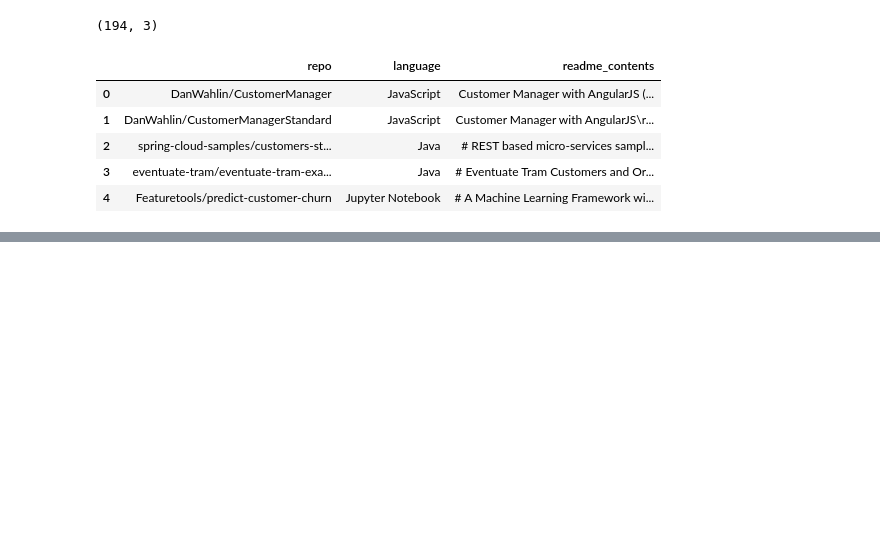
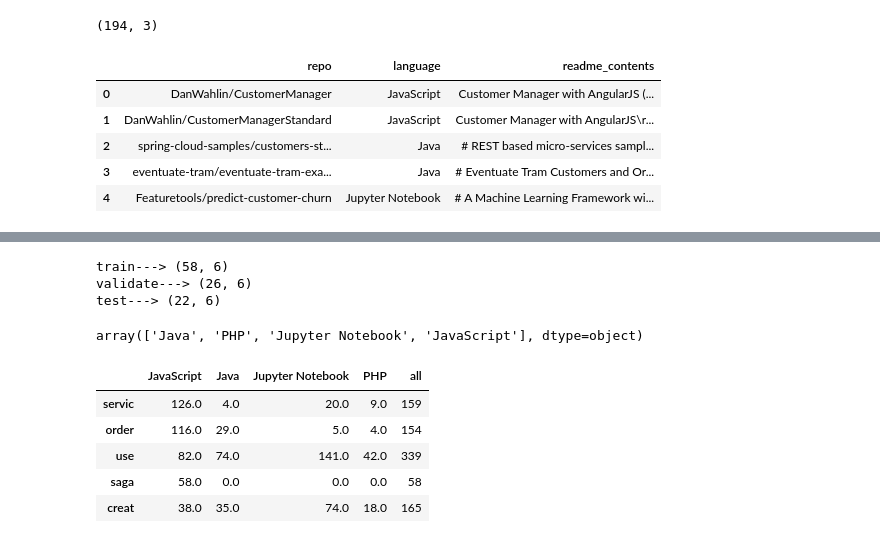
Before and after one commit to heather-desiree-carl-NLP-project/NLP-group-project, a Jupyter notebook: desiree_initial.ipynb, the cells around one changed output, grey strips where cells are left out. Cells and saved outputs as stored; diff of their text form; code cells hidden in the pictures; blank space fills up the shorter version.

```diff
--- a/desiree_initial.ipynb
+++ b/desiree_initial.ipynb
@@ -76,7 +79,7 @@ df.head()
 | 3 | eventuate-tram/eventuate-tram-exa... | Java | # Eventuate Tram Customers and Or... |
 | 4 | Featuretools/predict-customer-churn | Jupyter Notebook | # A Machine Learning Framework wi... |
 # %%
-df = p.prepare_nlp_data(df, content = 'readme_contents', extra_words=['customer', 'customers'], exclude_words=[])
+df = p.prepare_nlp_data(df, content = 'readme_contents', extra_words=['customer', 'customers', '1', '2'], exclude_words=[])
 # %%
 df.head()
 # %% [output]
@@ -86,3 +89,13 @@ df.head()
 | 2 | spring-cloud-samples/customers-st... | Java | # REST based micro-services sampl... | rest based microservices sample t... | rest base microservic sampl three... | rest based microservices sample t... |
 | 3 | eventuate-tram/eventuate-tram-exa... | Java | # Eventuate Tram Customers and Or... | eventuate tram orders application... | eventu tram order applic demonstr... | eventuate tram order application ... |
 | 4 | Featuretools/predict-customer-churn | Jupyter Notebook | # A Machine Learning Framework wi... | machine learning framework applic... | machin learn framework applic pre... | machine learning framework applic... |
+# %%
+train, validate, test = p.split_data(df)
+# %% [output]
+train---> (58, 6)
+validate---> (26, 6)
+test---> (22, 6)
+# %%
+train.language.unique()
+# %% [output]
+array(['Java', 'PHP', 'Jupyter Notebook', 'JavaScript'], dtype=object)
@@ -88,0 +115,11 @@ df.head()
+# %%
+words_counts = pd.concat(words_counts, axis=1).fillna(0)
+words_counts.columns = cols
+words_counts.head()
+# %% [output]
+|  | JavaScript | Java | Jupyter Notebook | PHP | all |
+| servic | 126.0 | 4.0 | 20.0 | 9.0 | 159 |
+| order | 116.0 | 29.0 | 5.0 | 4.0 | 154 |
+| use | 82.0 | 74.0 | 141.0 | 42.0 | 339 |
+| saga | 58.0 | 0.0 | 0.0 | 0.0 | 58 |
+| creat | 38.0 | 35.0 | 74.0 | 18.0 | 165 |
```
Also changed, not shown: parts of 8 cells of this notebook.
